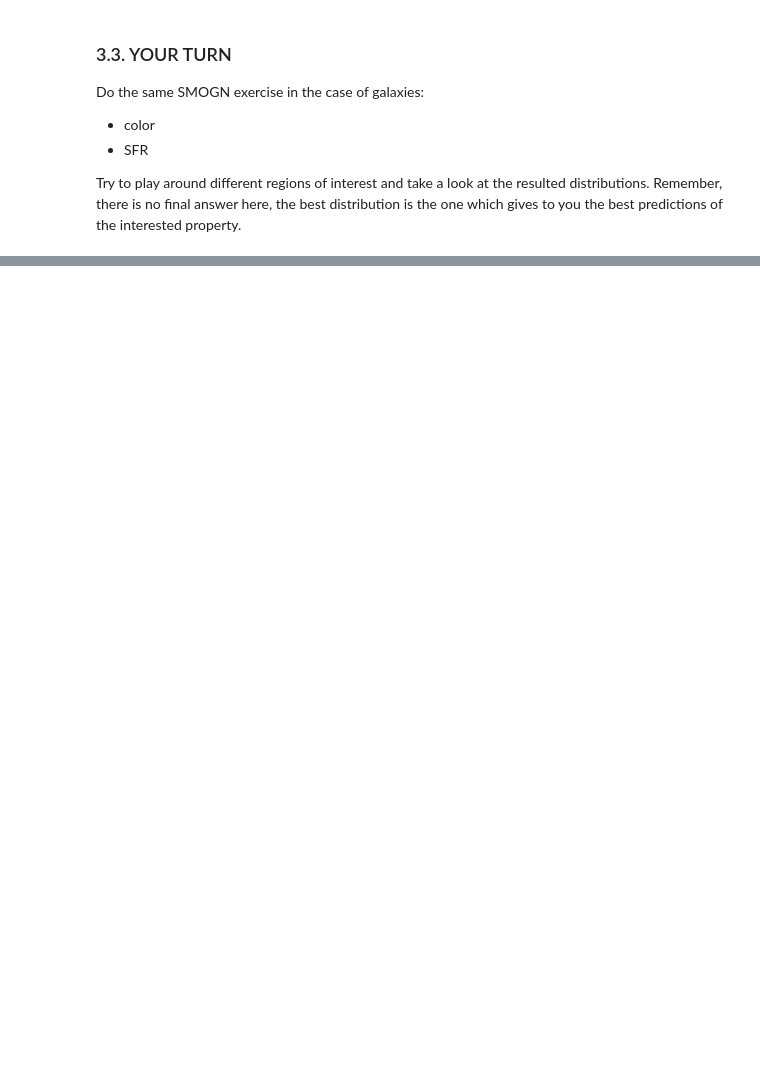
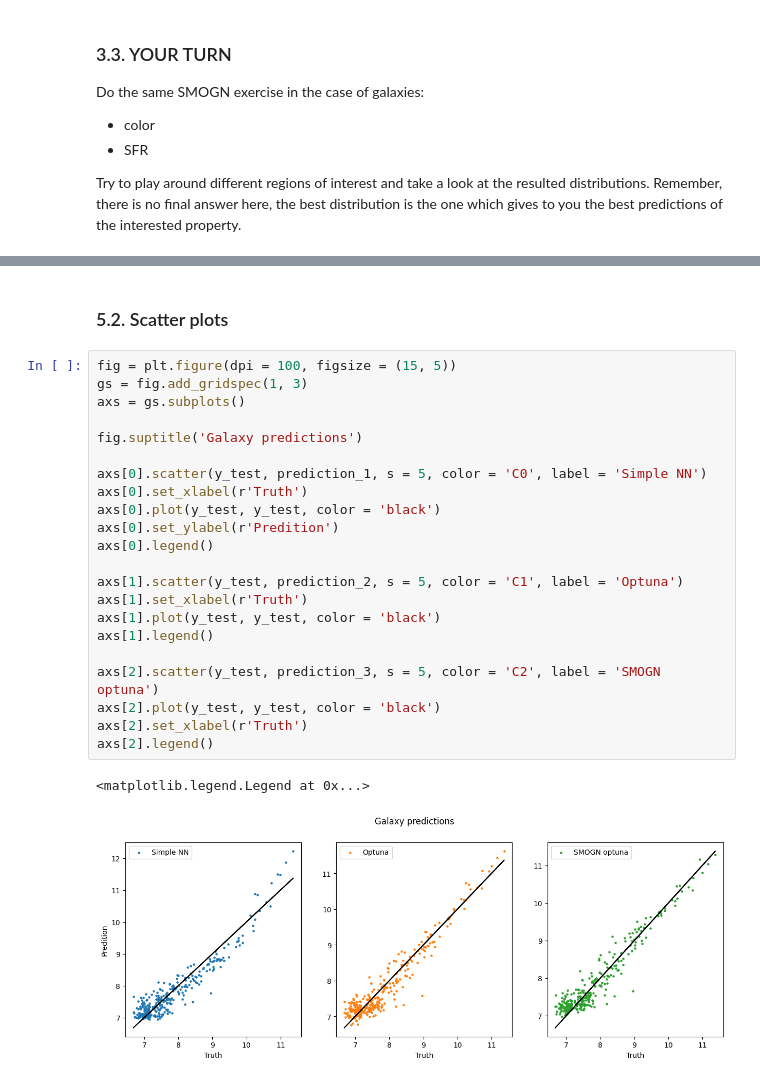
Before and after one commit to DataDrivenGalaxyEvolution/galevo23-tutorials, a Jupyter notebook: week-2/tutorial_on_halo-galaxy_connection/halo-galaxy_connection.ipynb, the cells around one changed output, grey strips where cells are left out. Cells and saved outputs as stored; diff of their text form; blank space fills up the shorter version.

```diff
--- a/week-2/tutorial_on_halo-galaxy_connection/halo-galaxy_connection.ipynb
+++ b/week-2/tutorial_on_halo-galaxy_connection/halo-galaxy_connection.ipynb
@@ -784,0 +933,27 @@ best predictions of the interested property.
+# %% [markdown]
+### 5.2. Scatter plots
+# %%
+fig = plt.figure(dpi = 100, figsize = (15, 5))
+gs = fig.add_gridspec(1, 3)
+axs = gs.subplots()
+
+fig.suptitle('Galaxy predictions')
+
+axs[0].scatter(y_test, prediction_1, s = 5, color = 'C0', label = 'Simple NN')
+axs[0].set_xlabel(r'Truth')
+axs[0].plot(y_test, y_test, color = 'black')
+axs[0].set_ylabel(r'Predition')
+axs[0].legend()
+
+axs[1].scatter(y_test, prediction_2, s = 5, color = 'C1', label = 'Optuna')
+axs[1].set_xlabel(r'Truth')
+axs[1].plot(y_test, y_test, color = 'black')
+axs[1].legend()
+
+axs[2].scatter(y_test, prediction_3, s = 5, color = 'C2', label = 'SMOGN optuna')
+axs[2].plot(y_test, y_test, color = 'black')
+axs[2].set_xlabel(r'Truth')
+axs[2].legend()
+# %% [output]
+<matplotlib.legend.Legend at 0x...>
+[figure, added]
```
Also changed, not shown: parts of 41 cells of this notebook.
